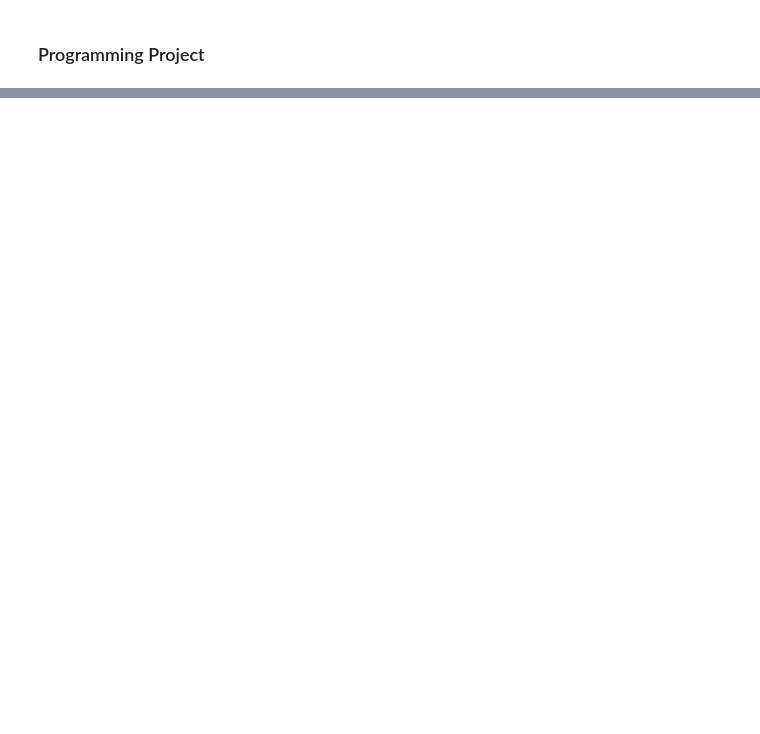
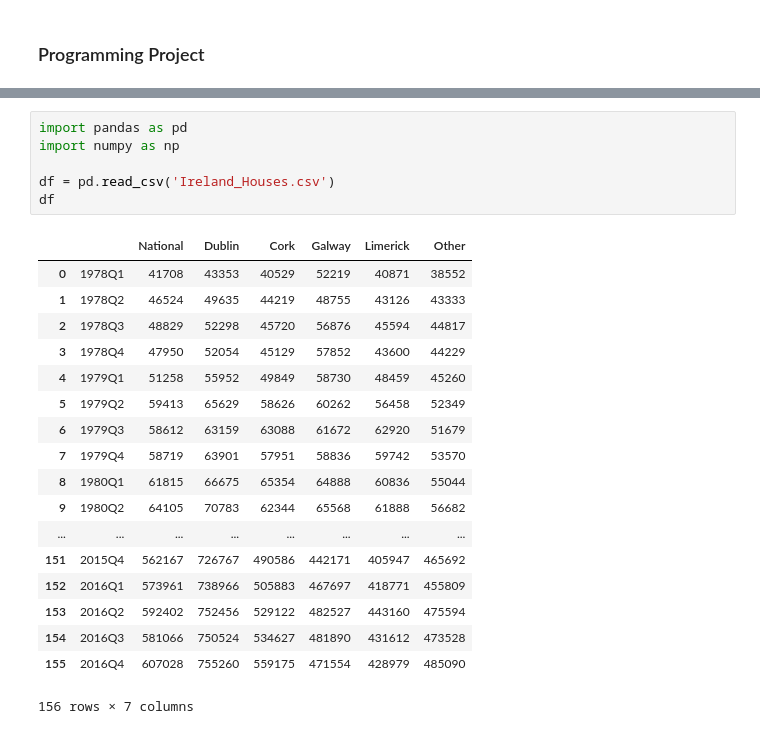
Before and after one commit to eamonnofarrell/Programming_Project, a Jupyter notebook: Prog_Project.ipynb, the cells around one changed output, grey strips where cells are left out. Saved outputs shown, nothing was run; the diff lists cells and outputs as text; blank space fills up the shorter version.

```diff
--- a/Prog_Project.ipynb
+++ b/Prog_Project.ipynb
@@ -23,0 +21,25 @@ array([[8.43223057e-01, 2.23647967e-01, 7.09582290e-01, 1.15883327e-01],
+# %%
+import pandas as pd
+import numpy as np
+
+df = pd.read_csv('Ireland_Houses.csv')
+df
+# %% [output]
+|  |  | National | Dublin | Cork | Galway | Limerick | Other |
+| 0 | 1978Q1 | 41708 | 43353 | 40529 | 52219 | 40871 | 38552 |
+| 1 | 1978Q2 | 46524 | 49635 | 44219 | 48755 | 43126 | 43333 |
+| 2 | 1978Q3 | 48829 | 52298 | 45720 | 56876 | 45594 | 44817 |
+| 3 | 1978Q4 | 47950 | 52054 | 45129 | 57852 | 43600 | 44229 |
+| 4 | 1979Q1 | 51258 | 55952 | 49849 | 58730 | 48459 | 45260 |
+| 5 | 1979Q2 | 59413 | 65629 | 58626 | 60262 | 56458 | 52349 |
+| 6 | 1979Q3 | 58612 | 63159 | 63088 | 61672 | 62920 | 51679 |
+| 7 | 1979Q4 | 58719 | 63901 | 57951 | 58836 | 59742 | 53570 |
+| 8 | 1980Q1 | 61815 | 66675 | 65354 | 64888 | 60836 | 55044 |
+| 9 | 1980Q2 | 64105 | 70783 | 62344 | 65568 | 61888 | 56682 |
+| ... | ... | ... | ... | ... | ... | ... | ... |
+| 151 | 2015Q4 | 562167 | 726767 | 490586 | 442171 | 405947 | 465692 |
+| 152 | 2016Q1 | 573961 | 738966 | 505883 | 467697 | 418771 | 455809 |
+| 153 | 2016Q2 | 592402 | 752456 | 529122 | 482527 | 443160 | 475594 |
+| 154 | 2016Q3 | 581066 | 750524 | 534627 | 481890 | 431612 | 473528 |
+| 155 | 2016Q4 | 607028 | 755260 | 559175 | 471554 | 428979 | 485090 |
+156 rows × 7 columns
```
Also changed, not shown: parts of 6 cells of this notebook.
